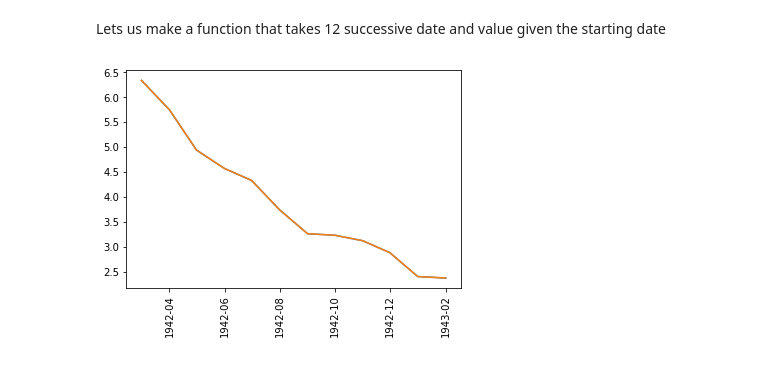
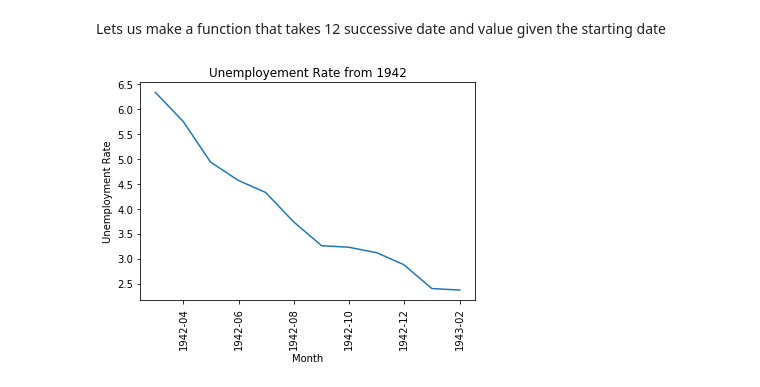
Before and after one commit to Suha4321/Suha4321.github.io, a Jupyter notebook: Unemployment/UnemploymentDataVisualAnalysis.ipynb, the cells around one changed output. Drawn from its saved outputs; the diff is of its cells as text; code cells hidden in the pictures.

```diff
--- a/Unemployment/UnemploymentDataVisualAnalysis.ipynb
+++ b/Unemployment/UnemploymentDataVisualAnalysis.ipynb
@@ -4,7 +7,7 @@ We will be using simple visualisation to study the data
 # %%
 import pandas as pd
 # %%
-unrate = pd.read_csv('/Users/Suha/Projects/Unemplyment/MonthlyUnemployment.csv')
+unrate = pd.read_csv('/Users/Suha/Projects/TestGitHub/Unemployment/MonthlyUnemployment.csv')
 # %%
 #change the column names to a proper name and format
 unrate.columns = ['date', 'value']
@@ -45,14 +66,14 @@ plt.show()
 Lets us make a function that takes 12 successive date and value given the starting date
 # %%
 def plot_from(some_date):
-    selected_unrate = unrate[unrate["date"] > some_date].head(12)
+    selected_unrate = unrate[unrate["date"] >= some_date].head(12)
     return selected_unrate
 
 plt.plot(plot_from('1942-02-02')["date"], plot_from('1942-02-02')["value"])
 plt.xticks(rotation = 90)
-plt.xlable("Month")
-plt.ylable("Unemployment Rate")
-plt.
+plt.xlabel("Month")
+plt.ylabel("Unemployment Rate")
+plt.title("Unemployement Rate from 1942")
 plt.show()
 # %% [output]
-[figure, old version]
+[figure, new version]
```
Also changed, not shown: parts of 12 cells of this notebook.
